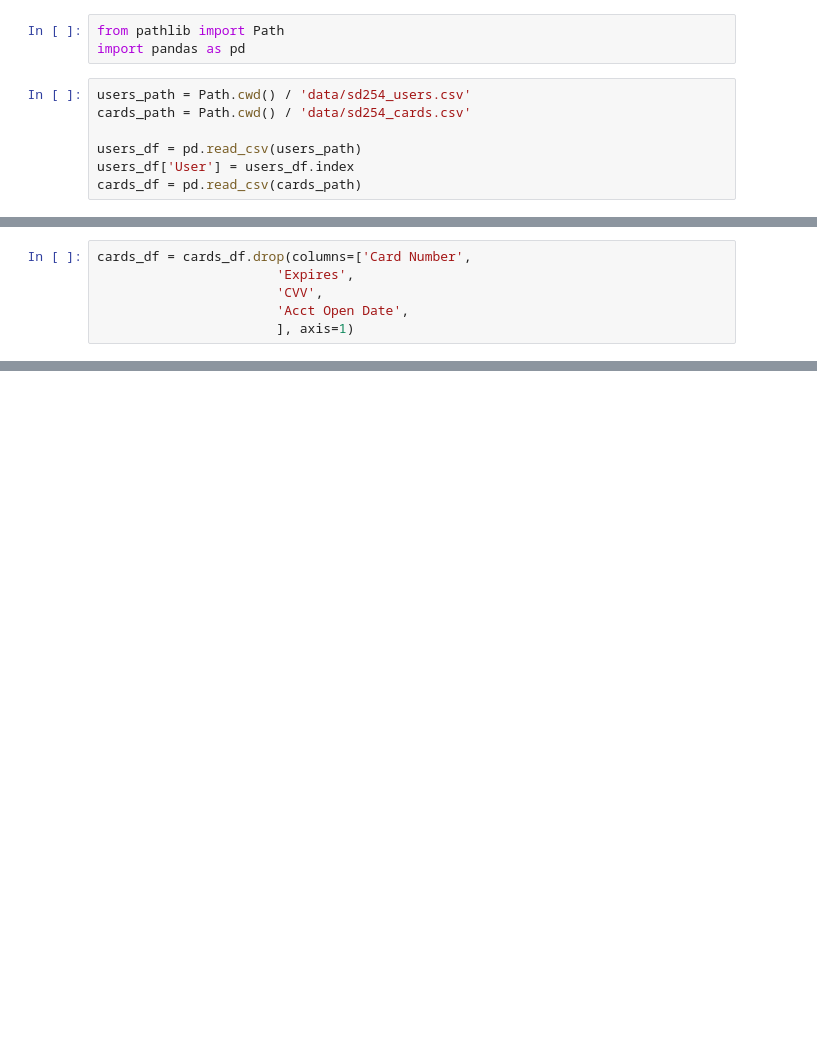
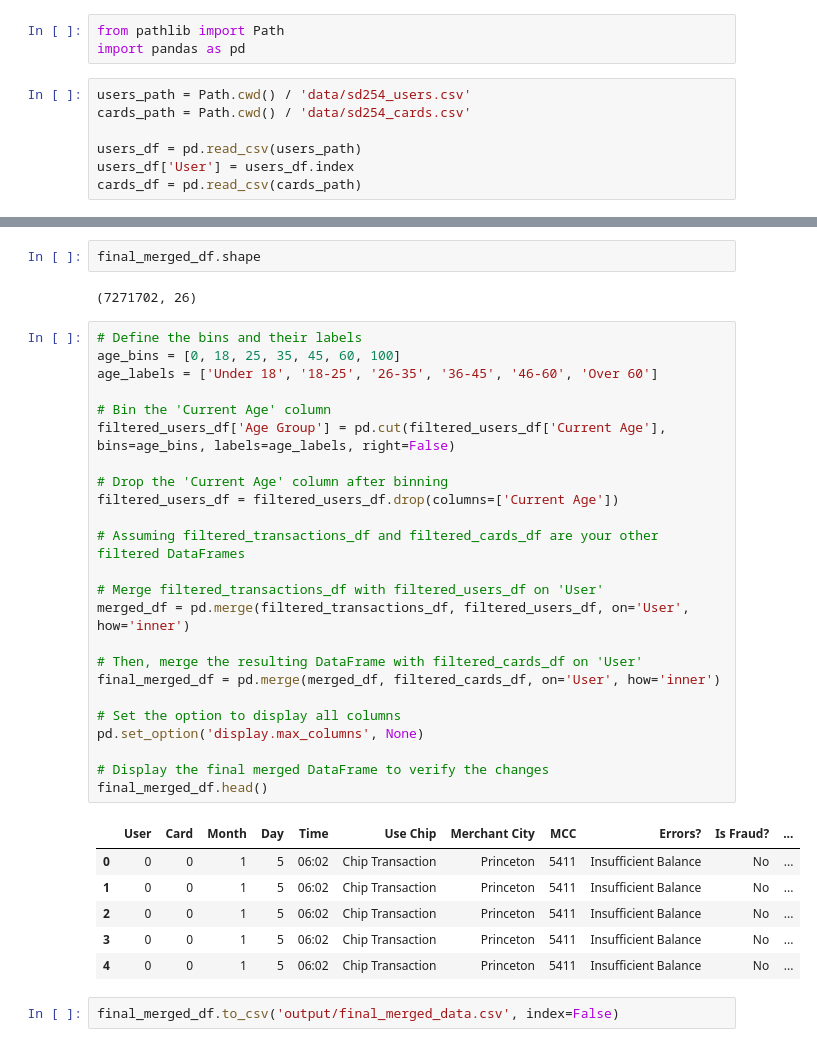
Before and after one commit to wrube/Project_4_Group_2, a Jupyter notebook: create_dataset.ipynb, the cells around one changed output, grey strips where cells are left out. Saved outputs shown, nothing was run; the diff lists cells and outputs as text; blank space fills up the shorter version.

```diff
--- a/create_dataset.ipynb
+++ b/create_dataset.ipynb
@@ -75,6 +51,0 @@ transactions_df.head(5)
-# %%
-cards_df = cards_df.drop(columns=['Card Number',
-                       'Expires',
-                       'CVV',
-                       'Acct Open Date',
-                       ], axis=1)
@@ -91,0 +221,37 @@ transactions_df.loc[transactions_df['Year'] >= 2017].to_csv('data/test_set.csv')
+# %%
+final_merged_df.shape
+# %% [output]
+(7271702, 26)
+# %%
+# Define the bins and their labels
+age_bins = [0, 18, 25, 35, 45, 60, 100]
+age_labels = ['Under 18', '18-25', '26-35', '36-45', '46-60', 'Over 60']
+
+# Bin the 'Current Age' column
+filtered_users_df['Age Group'] = pd.cut(filtered_users_df['Current Age'], bins=age_bins, labels=age_labels, right=False)
+
+# Drop the 'Current Age' column after binning
+filtered_users_df = filtered_users_df.drop(columns=['Current Age'])
+
+# Assuming filtered_transactions_df and filtered_cards_df are your other filtered DataFrames
+
+# Merge filtered_transactions_df with filtered_users_df on 'User'
+merged_df = pd.merge(filtered_transactions_df, filtered_users_df, on='User', how='inner')
+
+# Then, merge the resulting DataFrame with filtered_cards_df on 'User'
+final_merged_df = pd.merge(merged_df, filtered_cards_df, on='User', how='inner')
+
+# Set the option to display all columns
+pd.set_option('display.max_columns', None)
+
+# Display the final merged DataFrame to verify the changes
+final_merged_df.head()
+# %% [output]
+|  | User | Card | Month | Day | Time | Use Chip | Merchant City | MCC | Errors? | Is Fraud? | ... |
+| 0 | 0 | 0 | 1 | 5 | 06:02 | Chip Transaction | Princeton | 5411 | Insufficient Balance | No | ... |
+| 1 | 0 | 0 | 1 | 5 | 06:02 | Chip Transaction | Princeton | 5411 | Insufficient Balance | No | ... |
+| 2 | 0 | 0 | 1 | 5 | 06:02 | Chip Transaction | Princeton | 5411 | Insufficient Balance | No | ... |
+| 3 | 0 | 0 | 1 | 5 | 06:02 | Chip Transaction | Princeton | 5411 | Insufficient Balance | No | ... |
+| 4 | 0 | 0 | 1 | 5 | 06:02 | Chip Transaction | Princeton | 5411 | Insufficient Balance | No | ... |
+# %%
+final_merged_df.to_csv('output/final_merged_data.csv', index=False)
```
Also changed, not shown: parts of 19 cells of this notebook.
